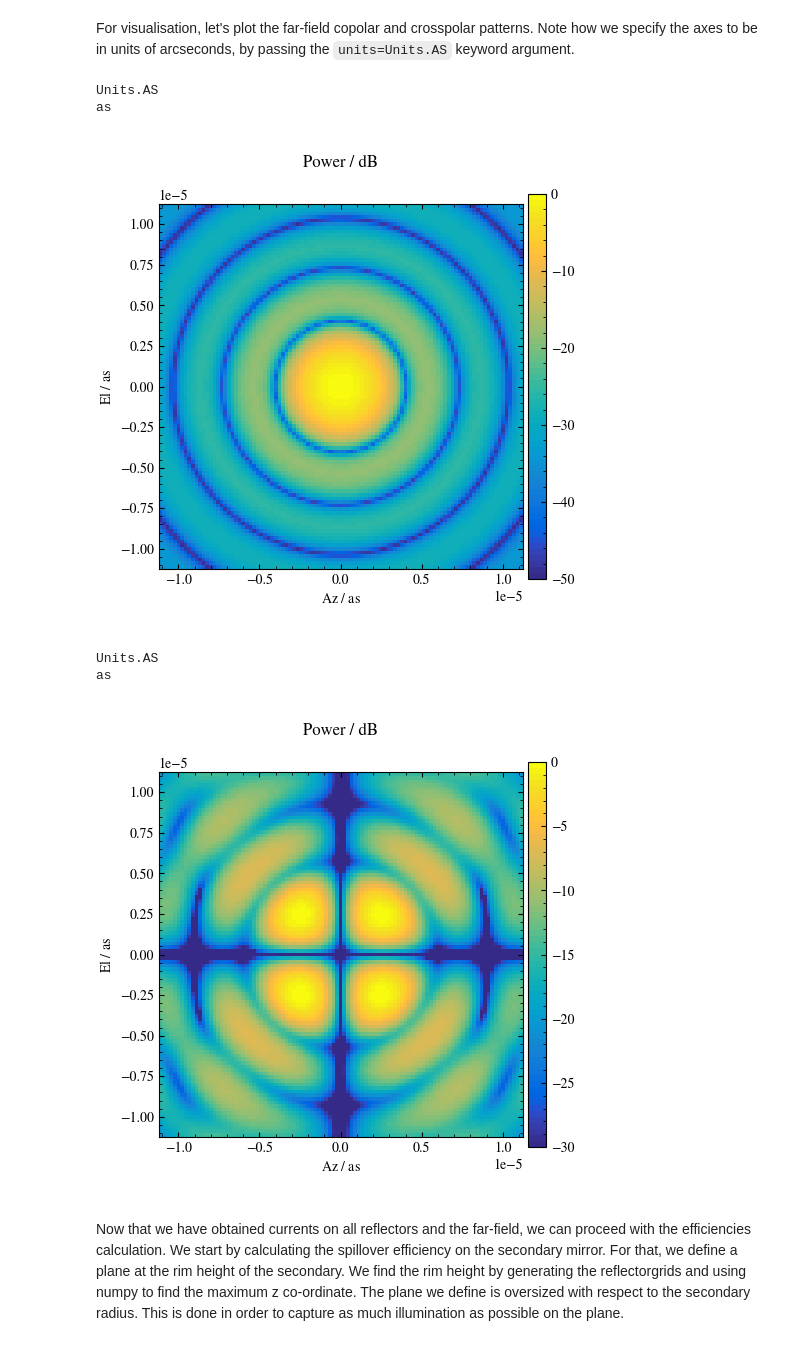
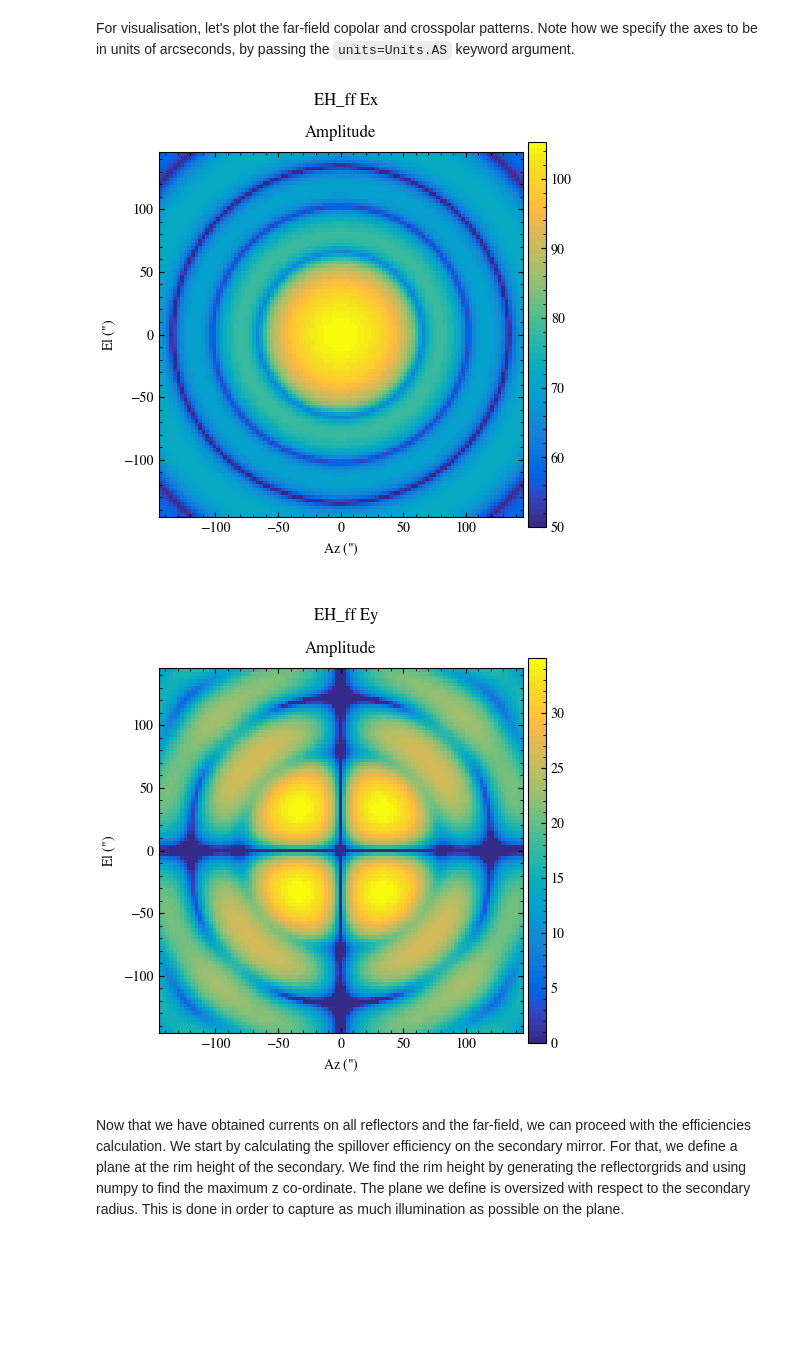
Before and after one commit to arendMoerman/PyPO, a Jupyter notebook: tutorials/Tutorial5.ipynb, the cells around one changed output. Cells and saved outputs as stored; diff of their text form; code cells hidden in the pictures; blank space fills up the shorter version.

```diff
--- a/tutorials/Tutorial5.ipynb
+++ b/tutorials/Tutorial5.ipynb
@@ -164,15 +204,11 @@ s.runPO(pri_to_ff)
 # %% [markdown]
 For visualisation, let's plot the far-field copolar and crosspolar patterns. Note how we specify the axes to be in units of arcseconds, by passing the `units=Units.AS` keyword argument.
 # %%
-s.plotBeam2D("EH_ff", FieldComponents.Ex, vmin=-50, amp_only=True, units=Units.AS)
-s.plotBeam2D("EH_ff", FieldComponents.Ey, vmin=-30, amp_only=True, units=Units.AS)
+s.plotBeam2D("EH_ff", FieldComponents.Ex, vmin=50, amp_only=True, units=Units.AS, norm=False)
+s.plotBeam2D("EH_ff", FieldComponents.Ey, vmin=0, amp_only=True, units=Units.AS, norm=False)
 # %% [output]
-Units.AS
-as
-[figure, old version]
+[figure, new version]
-Units.AS
-as
-[figure, old version]
+[figure, new version]
 # %% [markdown]
 Now that we have obtained currents on all reflectors and the far-field, we can proceed with the efficiencies calculation. We start by calculating the spillover efficiency on the secondary mirror. For that, we define a plane at the rim height of the secondary. We find the rim height by generating the reflectorgrids and using numpy to find the maximum z co-ordinate. The plane we define is oversized with respect to the secondary radius. This is done in order to capture as much illumination as possible on the plane.
 # %%
```
Also changed, not shown: parts of 12 cells of this notebook, 5 other files.
